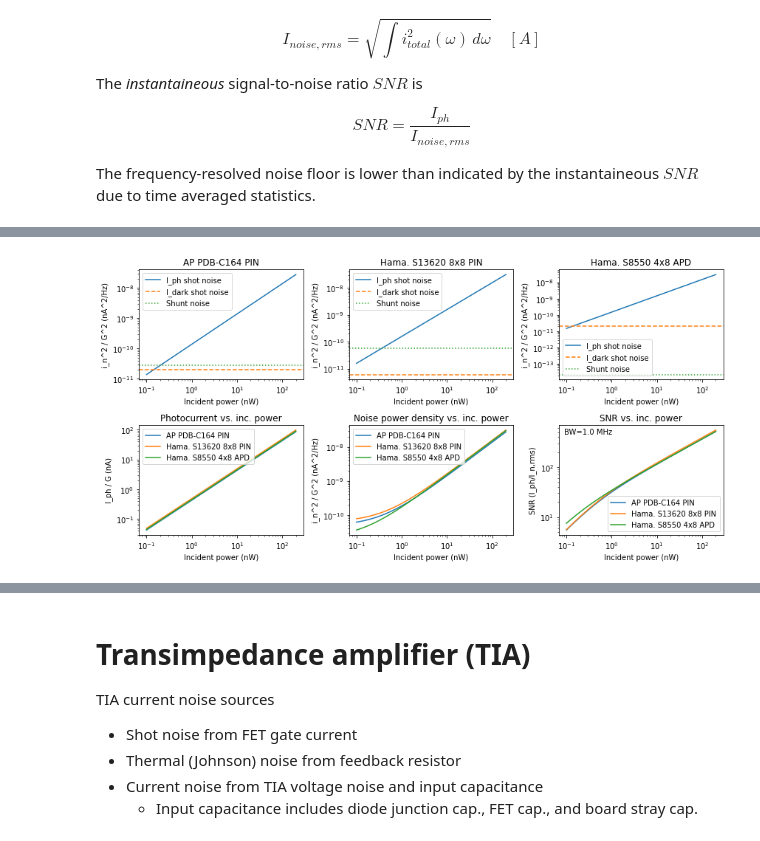
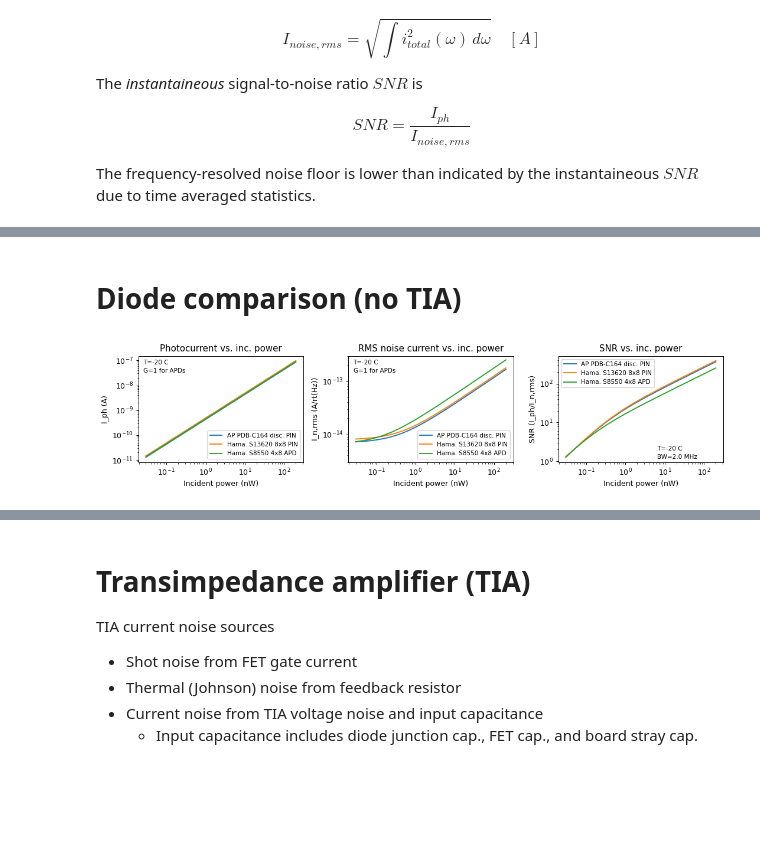
Before and after one commit to drsmith48/w7x-bes-design, a Jupyter notebook: detectors.ipynb, the cells around one changed output, grey strips where cells are left out. Saved outputs shown, nothing was run; the diff lists cells and outputs as text; code cells hidden in the pictures; blank space fills up the shorter version.

```diff
--- a/detectors.ipynb
+++ b/detectors.ipynb
@@ -5,8 +5,14 @@
 %autoreload 1
 
 import numpy as np
+import matplotlib
+matplotlib.rcParams['figure.dpi'] = 90
+
 import matplotlib.pyplot as plt
 
+from matplotlib_inline.backend_inline import set_matplotlib_formats
+set_matplotlib_formats('png','pdf')
+
 %aimport detectors
 # %% [markdown]
 # Diodes and noise
@@ -52,7 +56,7 @@ The frequency-resolved noise floor is lower than indicated by the instantaineous
 # %%
 diodes = {
     'API_C164_PIN' : detectors.PinDiode(
-        name='AP PDB-C164 PIN',
+        name='AP PDB-C164 disc. PIN',
         responsivity=0.43,  # A/W @ 650 nm
         darkcurrent_ref=1e-9,  # typ 1 nA, max 10 nA @ T=20C
         junction_cap_ref=7e-12,  # typ 7 pF @ Vr=10V
@@ -66,13 +70,13 @@ diodes = {
         junction_cap_ref=15e-12,  # typ 15 pF @ Vr=8.6V
         vb_ref=8.6,
     ),
-    'Hama_S8550_APD' : detectors.ApdDiode(
+    'Hama_S8550_APD_2' : detectors.ApdDiode(
         name='Hama. S8550 4x8 APD',
         qe=0.85,  # QE @ 650 nm
         gain=50,  # gain @ Vr=330 V
         darkcurrent_ref=1e-9,  # typ 1 nA, max 10 nA @ Vr=330V, M=50
         junction_cap_ref=9e-12,  # typ 9 pF @ Vr=330V, M=50
-        noise_figure=0.2,
+        noise_index=0.2,
         vb_ref=330,  # reference bias for gain and junction cap.
     ),
 }
@@ -95,74 +133,63 @@ Hama. S8550 4x8 APD
+# %% [markdown]
+# Diode comparison (no TIA)
 # %%
-ncols, nrows = 3, 2
+ncols, nrows = 3,1
 fig, axes = plt.subplots(ncols=ncols, nrows=nrows, figsize=(ncols*4, nrows*3))
 
-p_inc = np.geomspace(0.1,200)  # incident power [nW]
-temp = -20
-
-iplot=0
-for diode in diodes.values():
-    plt.sca(axes.flat[iplot])
-    plt.title(diode.name)
-    plt.loglog(p_inc,
-        diode.photocurrent_shot_noise_CNPD(p_inc) / diode.gain**2 * 1e18,
-        label='I_ph shot noise', c='C0')
-    plt.axhline(diode.dark_current_shot_noise_CNPD(t=temp) / diode.gain**2 * 1e18,
-        label='I_dark shot noise', ls='--', c='C1')
-    plt.axhline(diode.shunt_noise_CNPD(t=temp) / diode.gain**2 * 1e18,
-        label='Shunt noise', ls=':', c='C2')
-    plt.xlabel('Incident power (nW)')
-    plt.ylabel('i_n^2 / G^2 (nA^2/Hz)')
-    plt.legend()
-    iplot += 1
+iplot = 0
 
 # photocurrent vs. inc. power
 plt.sca(axes.flat[iplot])
 plt.title('Photocurrent vs. inc. power')
 for diode in diodes.values():
     plt.loglog(p_inc,
-        diode.photocurrent(p_inc)/diode.gain*1e9,
+        diode.photocurrent(p_inc)/diode.gain,
         label=diode.name)
 plt.xlabel('Incident power (nW)')
-plt.ylabel('I_ph / G (nA)')
-plt.legend()
+plt.ylabel('I_ph (A)')
+plt.legend(fontsize='small', loc='lower right')
+plt.annotate(f'T={temp:.0f} C', (0.03,0.92), xycoords='axes fraction', fontsize='small')
+plt.annotate('G=1 for APDs', (0.03,0.84), xycoords='axes fraction', fontsize='small')
 iplot +=1
 
 # noise vs. inc. power
 plt.sca(axes.flat[iplot])
-plt.title('Noise power density vs. inc. power')
+plt.title('RMS noise current vs. inc. power')
 for diode in diodes.values():
     noise_CNPD = diode.photocurrent_shot_noise_CNPD(p_inc) + \
         diode.dark_current_shot_noise_CNPD(t=temp) + \
         diode.shunt_noise_CNPD(t=temp)
     plt.loglog(p_inc,
-        noise_CNPD / diode.gain**2 * 1e18,
+        np.sqrt(noise_CNPD / diode.gain**2),
         label=diode.name)
 plt.xlabel('Incident power (nW)')
-plt.ylabel('i_n^2 / G^2 (nA^2/Hz)')
-plt.legend()
+plt.ylabel('I_n,rms (A/rt(Hz))')
+plt.ylim(3e-15,3e-13)
+plt.legend(fontsize='small', loc='lower right')
+plt.annotate(f'T={temp:.0f} C', (0.03,0.92), xycoords='axes fraction', fontsize='small')
+plt.annotate('G=1 for APDs', (0.03,0.84), xycoords='axes fraction', fontsize='small')
 iplot+=1
 
 # SNR vs. inc. power
 plt.sca(axes.flat[iplot])
-bw=1e6
+bw=2e6
 plt.title(f'SNR vs. inc. power')
 for diode in diodes.values():
-    photocurrent = diode.photocurrent(p_inc)*1e9
+    photocurrent = diode.photocurrent(p_inc)
     noise_current = np.sqrt(bw*(diode.photocurrent_shot_noise_CNPD(p_inc) + \
         diode.dark_current_shot_noise_CNPD(t=temp) + \
-        diode.shunt_noise_CNPD(t=temp)))*1e9
+        diode.shunt_noise_CNPD(t=temp)))
     plt.loglog(p_inc,
         photocurrent/noise_current,
         label=diode.name)
 plt.xlabel('Incident power (nW)')
 plt.ylabel('SNR (I_ph/I_n,rms)')
-plt.annotate(f'BW={bw/1e6:.1f} MHz',
-    xycoords='axes fraction',
-    xy=(0.03,0.92),
-    )
-plt.legend()
+plt.annotate(f'T={temp:.0f} C', (0.6,0.11), xycoords='axes fraction', fontsize='small')
+plt.annotate(f'BW={bw/1e6:.1f} MHz', (0.6,0.03), xycoords='axes fraction', fontsize='small')
+plt.legend(fontsize='small',
+    loc='upper left')
 iplot+=1
 
 plt.tight_layout()
 # %% [output]
-[figure, old version]
+[figure, new version]
```
Also changed, not shown: parts of 8 cells of this notebook, 1 other file.
